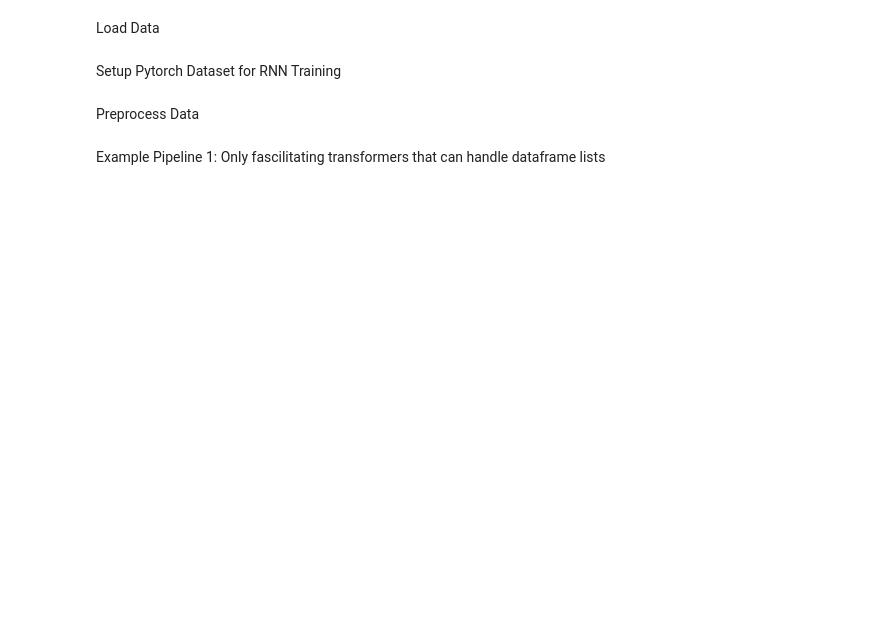
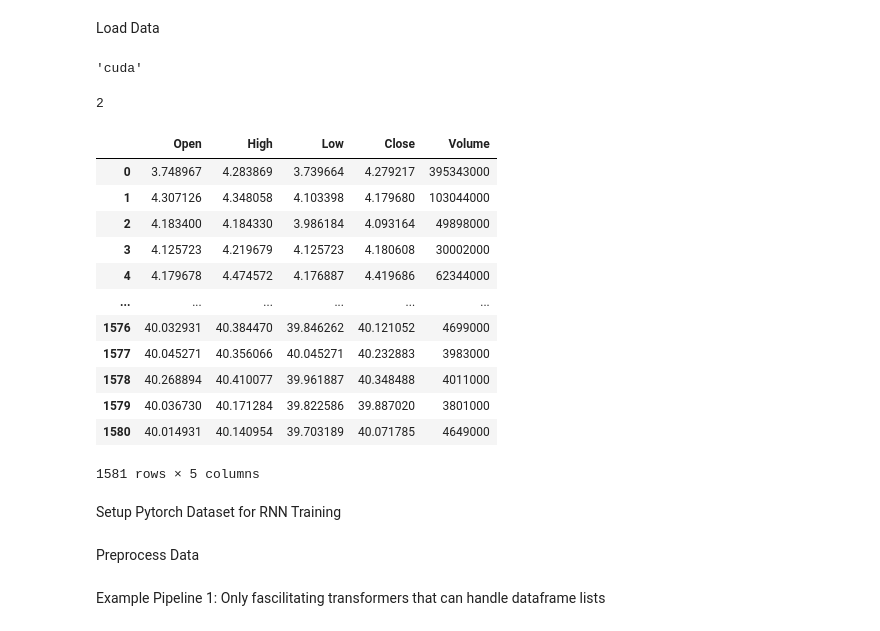
Before and after one commit to noah-puetz/bagpipe, a Jupyter notebook: notebooks/rnn_example.ipynb, the cells around one changed output. Saved outputs shown, nothing was run; the diff lists cells and outputs as text; code cells hidden in the pictures; blank space fills up the shorter version.

Commit message:
added data

```diff
--- a/notebooks/rnn_example.ipynb
+++ b/notebooks/rnn_example.ipynb
@@ -6,10 +17,31 @@ import glob
+# %%
+set_config(display="diagram")
+device = "cuda" if torch.cuda.is_available() else "mps" if torch.backends.mps.is_available() else "cpu"
+device
+# %% [output]
+'cuda'
 # %%
 train_dflist = []
-for i, fname in enumerate(sorted(glob.glob("../data/2013_Targa_Sixty_Six" + "/*.csv"))):
-    train_dflist.append(pd.read_csv(fname, sep=","))
-
-test_dflist = []
-for i, fname in enumerate(sorted(glob.glob("../data/2013_Laguna_Seca" + "/*.csv"))):
-    test_dflist.append(pd.read_csv(fname, sep=","))
+for i, fname in enumerate(sorted(glob.glob("../data/" + "/*.csv"))):
+    train_dflist.append(pd.read_csv(fname, sep=",").drop(["Date", "Dividends", "Stock Splits"], axis=1))
+print(len(train_dflist))
+# %% [output]
+2
+# %%
+train_dflist[0]
+# %% [output]
+|  | Open | High | Low | Close | Volume |
+| 0 | 3.748967 | 4.283869 | 3.739664 | 4.279217 | 395343000 |
+| 1 | 4.307126 | 4.348058 | 4.103398 | 4.179680 | 103044000 |
+| 2 | 4.183400 | 4.184330 | 3.986184 | 4.093164 | 49898000 |
+| 3 | 4.125723 | 4.219679 | 4.125723 | 4.180608 | 30002000 |
+| 4 | 4.179678 | 4.474572 | 4.176887 | 4.419686 | 62344000 |
+| ... | ... | ... | ... | ... | ... |
+| 1576 | 40.032931 | 40.384470 | 39.846262 | 40.121052 | 4699000 |
+| 1577 | 40.045271 | 40.356066 | 40.045271 | 40.232883 | 3983000 |
+| 1578 | 40.268894 | 40.410077 | 39.961887 | 40.348488 | 4011000 |
+| 1579 | 40.036730 | 40.171284 | 39.822586 | 39.887020 | 3801000 |
+| 1580 | 40.014931 | 40.140954 | 39.703189 | 40.071785 | 4649000 |
+1581 rows × 5 columns
 # %% [markdown]
 Setup Pytorch Dataset for RNN Training
```
Also changed, not shown: parts of 12 cells of this notebook.
